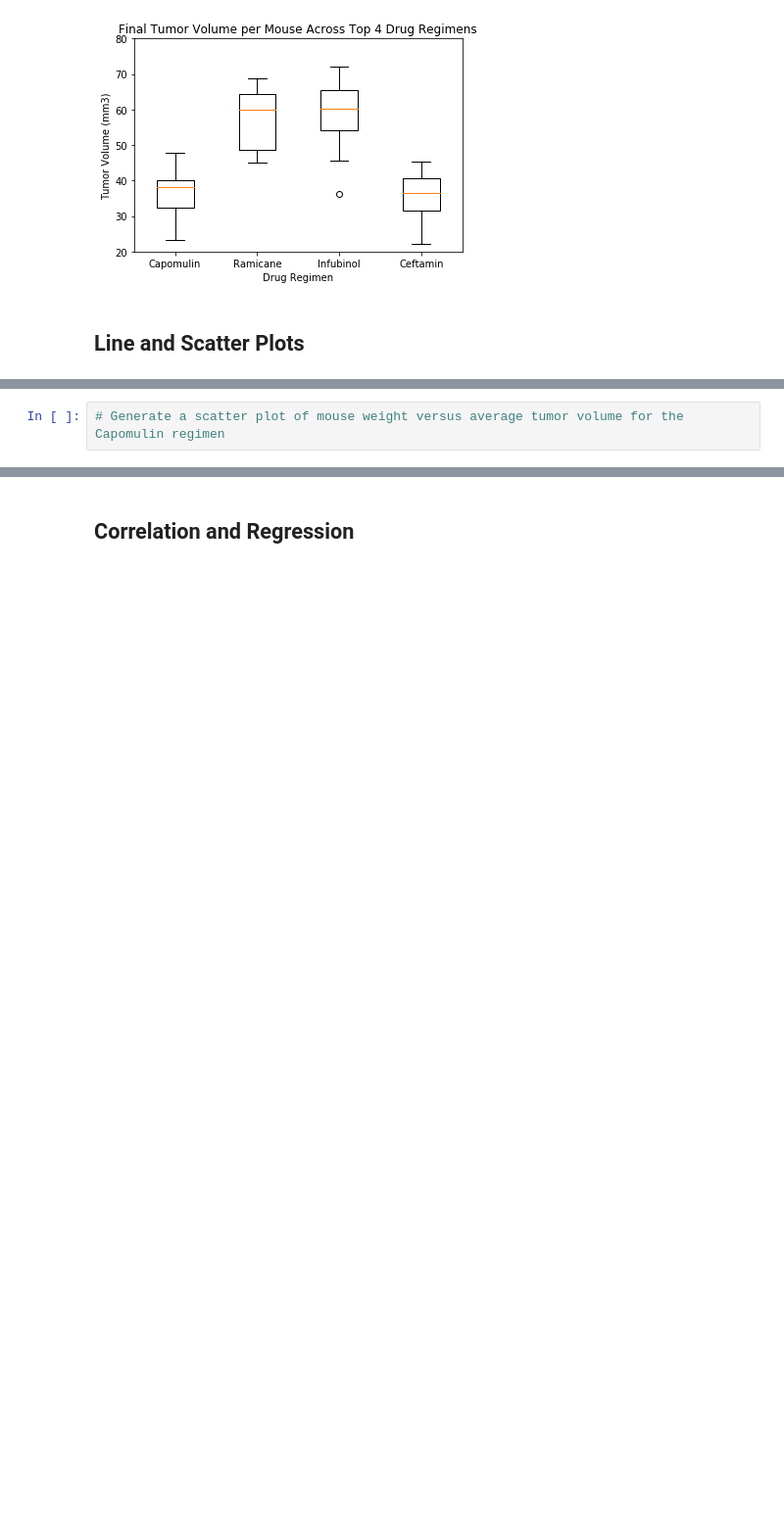
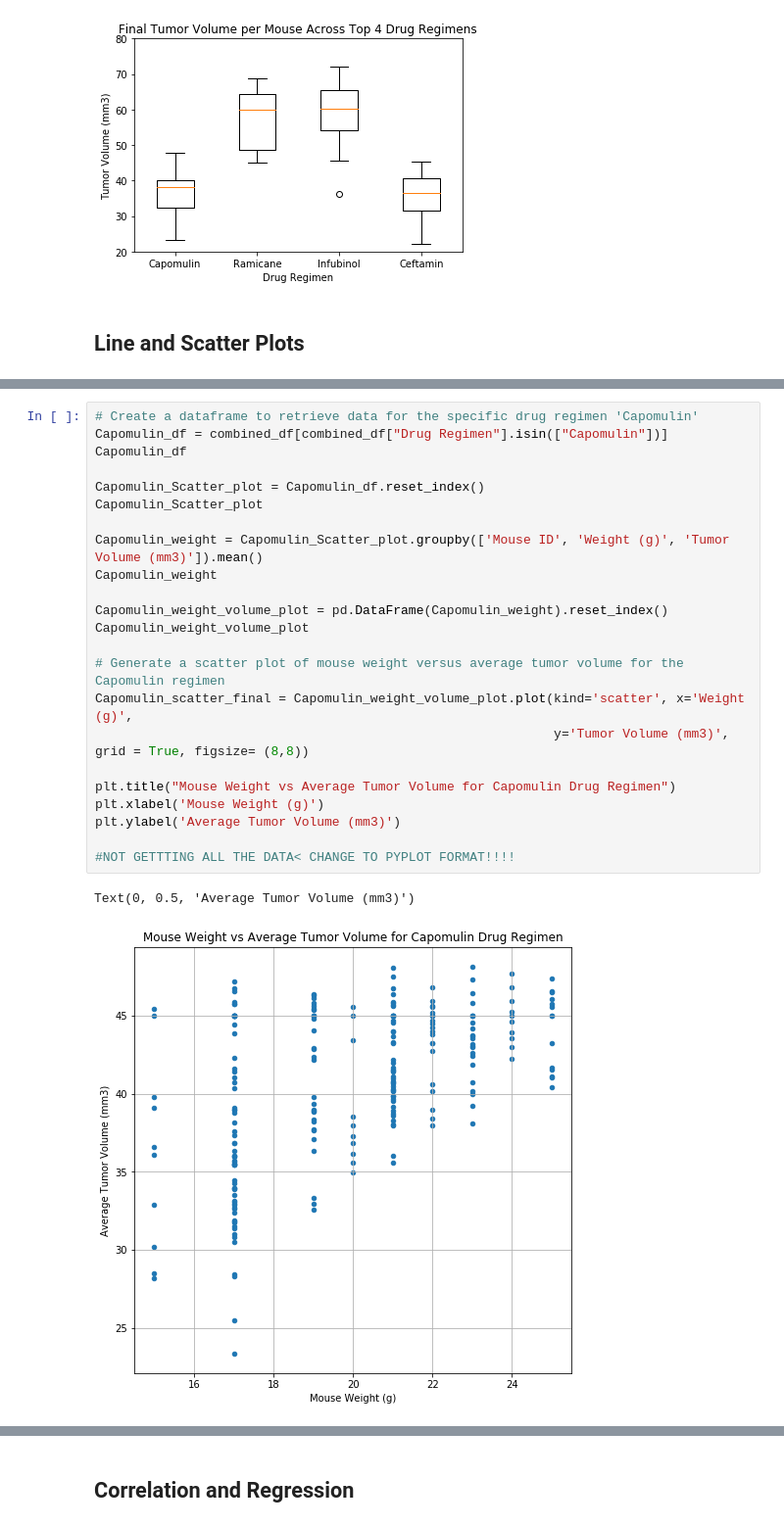
Before and after one commit to cdfencing/Matplotlib-The-Power-of-Plots, a Jupyter notebook: Pymaceuticals/Pymaceuticals.ipynb, the cells around one changed output, grey strips where cells are left out. Shown: that part at 98% size. Saved outputs shown, nothing was run; the diff lists cells and outputs as text; blank space fills up the shorter version.

```diff
--- a/Pymaceuticals/Pymaceuticals.ipynb
+++ b/Pymaceuticals/Pymaceuticals.ipynb
@@ -218,2 +228,26 @@ Text(0.5, 0, 'Tumor Volume (mm3)')
-# %%
-# Generate a scatter plot of mouse weight versus average tumor volume for the Capomulin regimen
+# %%
+# Create a dataframe to retrieve data for the specific drug regimen 'Capomulin'
+Capomulin_df = combined_df[combined_df["Drug Regimen"].isin(["Capomulin"])]
+Capomulin_df
+
+Capomulin_Scatter_plot = Capomulin_df.reset_index()
+Capomulin_Scatter_plot
+
+Capomulin_weight = Capomulin_Scatter_plot.groupby(['Mouse ID', 'Weight (g)', 'Tumor Volume (mm3)']).mean()
+Capomulin_weight
+
+Capomulin_weight_volume_plot = pd.DataFrame(Capomulin_weight).reset_index()
+Capomulin_weight_volume_plot
+
+# Generate a scatter plot of mouse weight versus average tumor volume for the Capomulin regimen
+Capomulin_scatter_final = Capomulin_weight_volume_plot.plot(kind='scatter', x='Weight (g)',
+                                                            y='Tumor Volume (mm3)', grid = True, figsize= (8,8))
+
+plt.title("Mouse Weight vs Average Tumor Volume for Capomulin Drug Regimen")
+plt.xlabel('Mouse Weight (g)')
+plt.ylabel('Average Tumor Volume (mm3)')
+
+#NOT GETTTING ALL THE DATA< CHANGE TO PYPLOT FORMAT!!!!
+# %% [output]
+Text(0, 0.5, 'Average Tumor Volume (mm3)')
+[figure, added]
```
Also changed, not shown: parts of 5 cells of this notebook.
